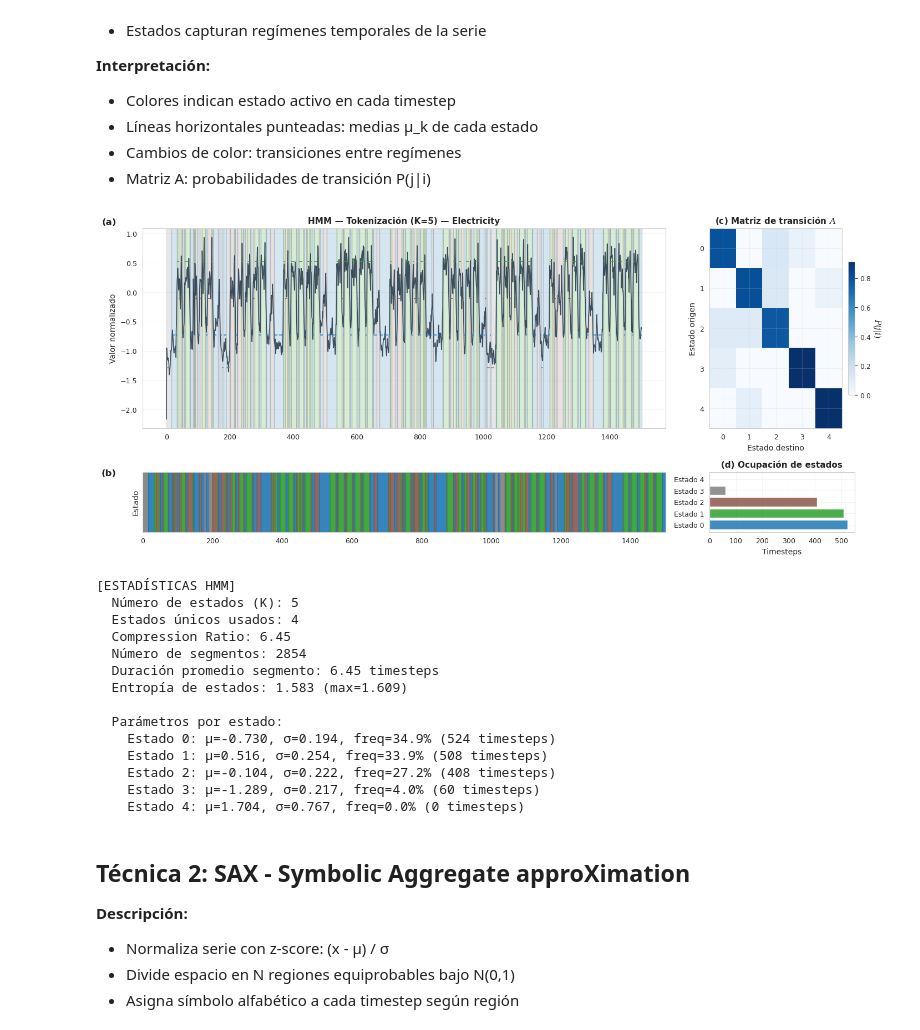
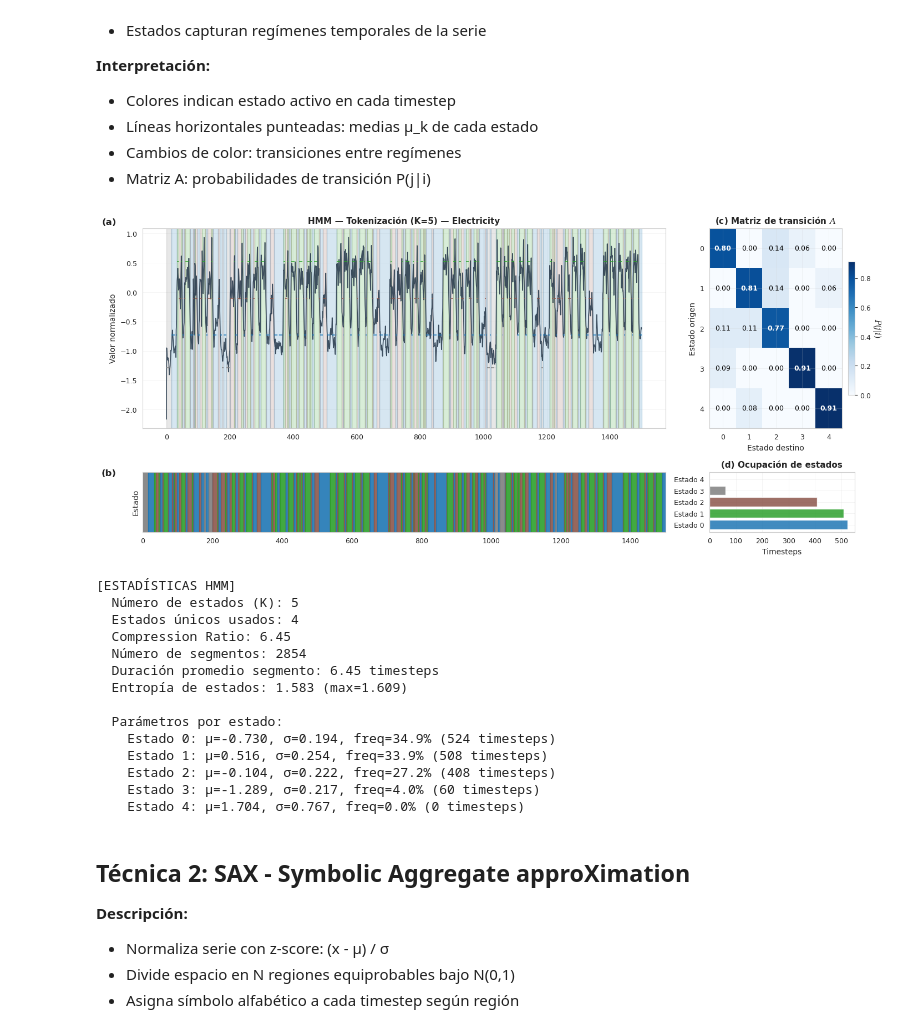
Before and after one commit to jaime-oriol/RITMO, a Jupyter notebook: tecnicas/Electricity_tokenization.ipynb, the cells around one changed output. Saved outputs shown, nothing was run; the diff lists cells and outputs as text; code cells hidden in the pictures.

```diff
--- a/tecnicas/Electricity_tokenization.ipynb
+++ b/tecnicas/Electricity_tokenization.ipynb
@@ -553,40 +553,50 @@ if A is not None:
     ax_trans.set_ylabel('Estado origen')
     cbar = plt.colorbar(im, ax=ax_trans, fraction=0.046, pad=0.04)
     cbar.set_label('$P(j|i)$', rotation=270, labelpad=15)
+
+    # Anotar valores en cada celda
+    for i in range(K_SELECTED):
+        for j in range(K_SELECTED):
+            text_color = 'white' if A[i,j] > 0.5 else 'black'
+            ax_trans.text(j, i, f'{A[i,j]:.2f}', ha='center', va='center',
+                        color=text_color, fontsize=9, fontweight='bold' if i==j else 'normal')
 else:
     ax_trans.text(0.5, 0.5, 'A no disponible', ha='center', va='center', fontsize=10)
     ax_trans.text(-0.05, 1.05, '(c)', transform=ax_trans.transAxes,
                   fontsize=12, fontweight='bold', va='top', ha='right')
 
 # Barra de ocupación (derecha inferior)
 state_counts = [(elec_states_vis==k).sum() for k in range(K_SELECTED)]
 ax_occup.barh(range(K_SELECTED), state_counts, color=colors[:K_SELECTED], alpha=0.85)
 ax_occup.set_yticks(range(K_SELECTED))
 ax_occup.set_yticklabels([f'Estado {k}' for k in range(K_SELECTED)])
 ax_occup.set_xlabel('Timesteps')
 ax_occup.set_title('(d) Ocupación de estados', fontsize=11, fontweight='bold')
 
 # Ajuste y mostrar
 plt.tight_layout()
+
+# Guardar figura
+fig.savefig('figures/hmm_tokenizacion_Electricity.png', dpi=300, bbox_inches='tight')
 plt.show()
 
 print('[ESTADÍSTICAS HMM]')
 print(f'  Número de estados (K): {K_SELECTED}')
 print(f'  Estados únicos usados: {len(np.unique(elec_states_vis))}')
 print(f"  Compression Ratio: {hmm_elec.get('compression_ratio', np.nan):.2f}")
 print(f"  Número de segmentos: {hmm_elec.get('n_segments', np.sum(np.diff(np.concatenate([[elec_states_vis[0]], elec_states_vis])) != 0))}")
 print(f"  Duración promedio segmento: {hmm_elec.get('avg_segment_duration', np.mean([e-s for s,e,_ in segments]) if segments else np.nan):.2f} timesteps")
 print(f"  Entropía de estados: {hmm_elec.get('state_entropy', np.nan):.3f} (max={np.log(K_SELECTED):.3f})")
 
 print('\n  Parámetros por estado:')
 for k in range(K_SELECTED):
     count = int((elec_states_vis == k).sum())
     pct = (count / len(elec_states_vis) * 100) if len(elec_states_vis) > 0 else 0.0
     mu_k = elec_params.get('mu', [np.nan]*K_SELECTED)[k]
     sigma_k = elec_params.get('sigma', [np.nan]*K_SELECTED)[k]
     print(f'    Estado {k}: μ={mu_k:.3f}, σ={sigma_k:.3f}, freq={pct:.1f}% ({count} timesteps)')
 # %% [output]
-[figure, old version]
+[figure, new version]
 [ESTADÍSTICAS HMM]
   Número de estados (K): 5
   Estados únicos usados: 4
```
Also changed, not shown: parts of 7 cells of this notebook, 26 other files.
